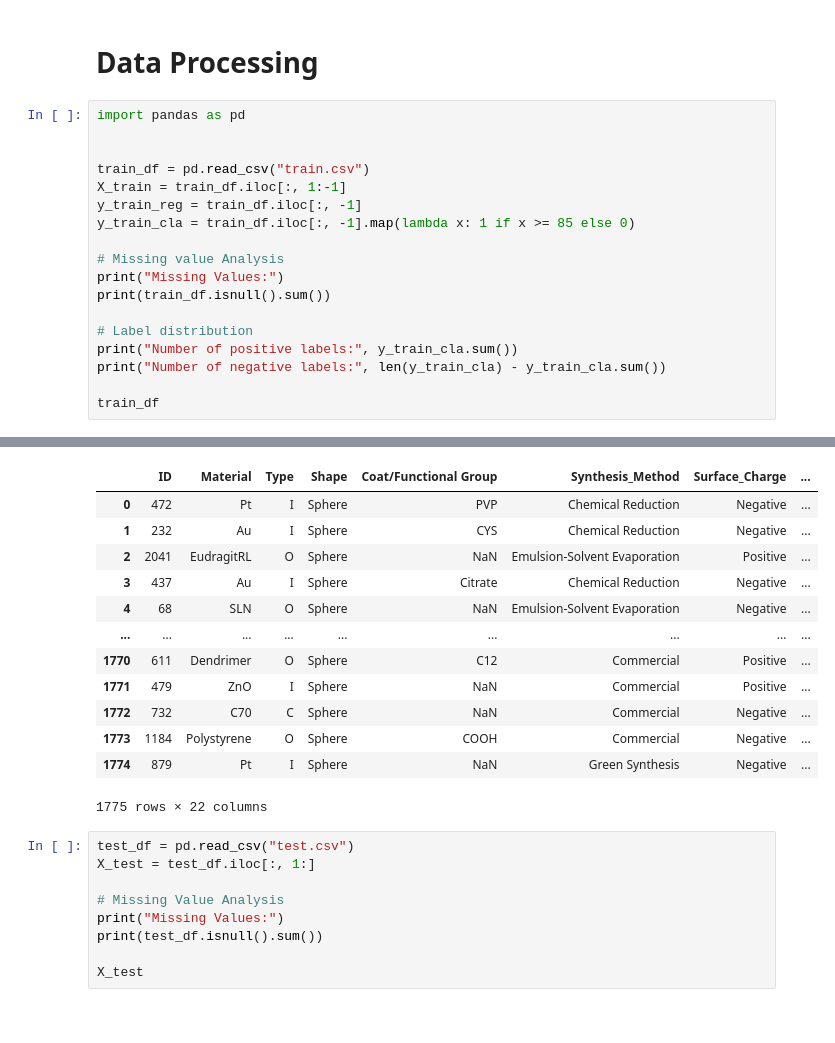
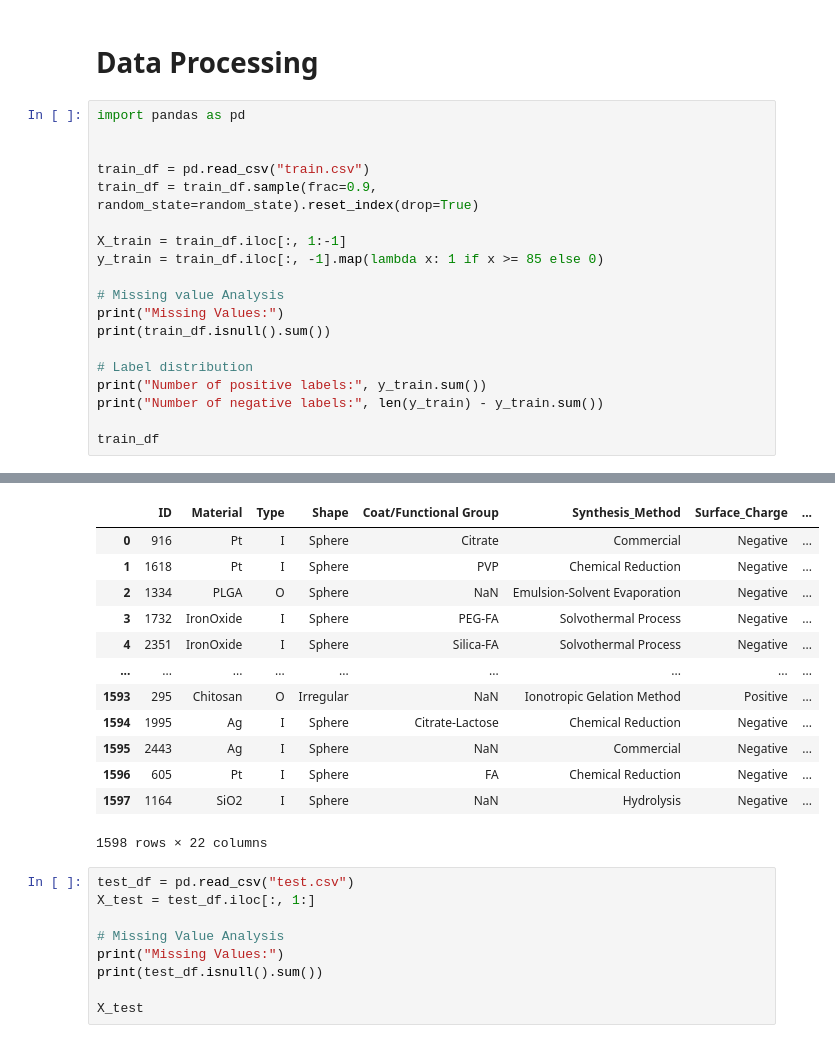
Before and after one commit to tanthinhdt/cbbl-2025, a Jupyter notebook: classification/c_tabpfn-v2-90.ipynb, the cells around one changed output, grey strips where cells are left out. Saved outputs shown, nothing was run; the diff lists cells and outputs as text.

```diff
--- a/r_linear-regression.ipynb
+++ b/classification/c_tabpfn-v2-90.ipynb
@@ -11,17 +11,18 @@ import pandas as pd
 
 
 train_df = pd.read_csv("train.csv")
+train_df = train_df.sample(frac=0.9, random_state=random_state).reset_index(drop=True)
+
 X_train = train_df.iloc[:, 1:-1]
-y_train_reg = train_df.iloc[:, -1]
-y_train_cla = train_df.iloc[:, -1].map(lambda x: 1 if x >= 85 else 0)
+y_train = train_df.iloc[:, -1].map(lambda x: 1 if x >= 85 else 0)
 
 # Missing value Analysis
 print("Missing Values:")
 print(train_df.isnull().sum())
 
 # Label distribution
-print("Number of positive labels:", y_train_cla.sum())
-print("Number of negative labels:", len(y_train_cla) - y_train_cla.sum())
+print("Number of positive labels:", y_train.sum())
+print("Number of negative labels:", len(y_train) - y_train.sum())
 
 train_df
 # %% [output]
@@ -45,16 +46,16 @@ Number of negative labels: 865
 |  | ID | Material | Type | Shape | Coat/Functional Group | Synthesis_Method | Surface_Charge | ... |
-| 0 | 472 | Pt | I | Sphere | PVP | Chemical Reduction | Negative | ... |
-| 1 | 232 | Au | I | Sphere | CYS | Chemical Reduction | Negative | ... |
-| 2 | 2041 | EudragitRL | O | Sphere | NaN | Emulsion-Solvent Evaporation | Positive | ... |
-| 3 | 437 | Au | I | Sphere | Citrate | Chemical Reduction | Negative | ... |
-| 4 | 68 | SLN | O | Sphere | NaN | Emulsion-Solvent Evaporation | Negative | ... |
+| 0 | 916 | Pt | I | Sphere | Citrate | Commercial | Negative | ... |
+| 1 | 1618 | Pt | I | Sphere | PVP | Chemical Reduction | Negative | ... |
+| 2 | 1334 | PLGA | O | Sphere | NaN | Emulsion-Solvent Evaporation | Negative | ... |
+| 3 | 1732 | IronOxide | I | Sphere | PEG-FA | Solvothermal Process | Negative | ... |
+| 4 | 2351 | IronOxide | I | Sphere | Silica-FA | Solvothermal Process | Negative | ... |
 | ... | ... | ... | ... | ... | ... | ... | ... | ... |
-| 1770 | 611 | Dendrimer | O | Sphere | C12 | Commercial | Positive | ... |
-| 1771 | 479 | ZnO | I | Sphere | NaN | Commercial | Positive | ... |
-| 1772 | 732 | C70 | C | Sphere | NaN | Commercial | Negative | ... |
-| 1773 | 1184 | Polystyrene | O | Sphere | COOH | Commercial | Negative | ... |
-| 1774 | 879 | Pt | I | Sphere | NaN | Green Synthesis | Negative | ... |
+| 1593 | 295 | Chitosan | O | Irregular | NaN | Ionotropic Gelation Method | Positive | ... |
+| 1594 | 1995 | Ag | I | Sphere | Citrate-Lactose | Chemical Reduction | Negative | ... |
+| 1595 | 2443 | Ag | I | Sphere | NaN | Commercial | Negative | ... |
+| 1596 | 605 | Pt | I | Sphere | FA | Chemical Reduction | Negative | ... |
+| 1597 | 1164 | SiO2 | I | Sphere | NaN | Hydrolysis | Negative | ... |
-1775 rows × 22 columns
+1598 rows × 22 columns
 # %%
 test_df = pd.read_csv("test.csv")
 X_test = test_df.iloc[:, 1:]
```
Also changed, not shown: parts of 8 cells of this notebook, 29 other files.
